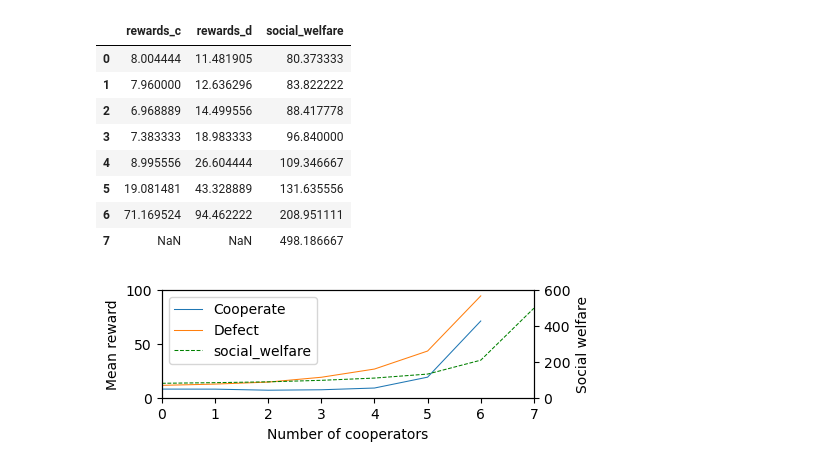
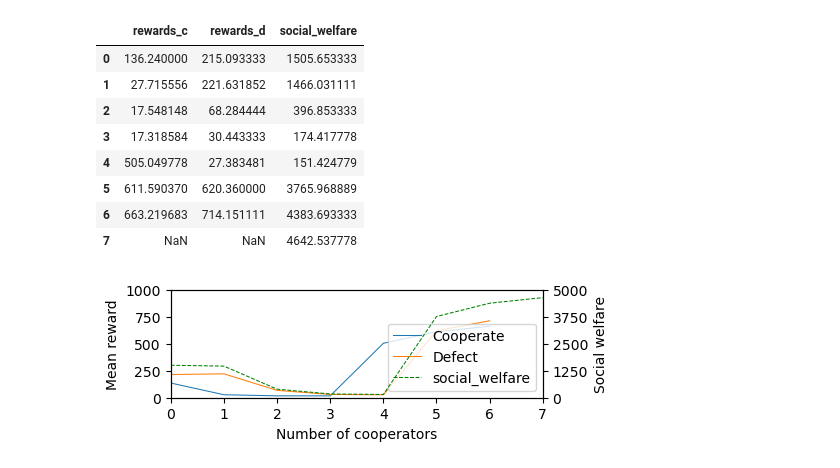
Before and after one commit to Muff2n/meltingpot, a Jupyter notebook: data/plot_schelling.ipynb, the cells around one changed output. Cells and saved outputs as stored; diff of their text form; code cells hidden in the pictures.

```diff
--- a/data/plot_schelling.ipynb
+++ b/data/plot_schelling.ipynb
@@ -5,9 +5,8 @@ import os
 import pandas as pd
 import seaborn as sns
 
-INPUT = './'
-
 harvest = {
+    'path': './',
     'name': 'commons_harvest__open',
     'trial_id': 'schelling',
     'n': 7,
@@ -16,6 +15,7 @@ harvest = {
     'loc': 'upper left',
 }
 mushroom = {
+    'path': './',
     'name': 'externality_mushrooms__dense',
     'trial_id': 'schelling',
     'n': 5,
@@ -23,18 +23,27 @@ mushroom = {
     'ylim_r': 800,
     'loc': 'lower right',
 }
+clean = {
+    'path': '/scratch_tmp/users/k21075402/tf_2_15/',
+    'name': 'clean_up',
+    'trial_id': '756554ae',
+    'n': 7,
+    'ylim': 1000,
+    'ylim_r': 5000,
+    'loc': 'lower right',
+}
 
 FIGSIZE=(4.8, 1.4)  # for paper
 # FIGSIZE=(10, 4)  # for viewing
 DPI=500
 # %%
-env = harvest
+env = clean
 
 FILES = [f'n_c_{i}.json' for i in range(env['n'] + 1)]
 rewards_c = []
 rewards_d = []
 for n_c, f in enumerate(FILES):
-    rewards = list(pd.read_json(os.path.join(INPUT, env['name'], env['trial_id'], f))['env_runners']['policy_reward_mean'].values())
+    rewards = list(pd.read_json(os.path.join(env['path'], env['name'], env['trial_id'], f))['env_runners']['policy_reward_mean'].values())
     # print(n_c, rewards[:n_c], rewards[n_c:])
     rewards_c.append(np.mean(rewards[:n_c]))
     rewards_d.append(np.mean(rewards[n_c:]))
@@ -46,36 +55,40 @@ df['rewards_c'] = np.roll(df['rewards_c'], -1)
 df
 # %% [output]
 |  | rewards_c | rewards_d | social_welfare |
-| 0 | 8.004444 | 11.481905 | 80.373333 |
-| 1 | 7.960000 | 12.636296 | 83.822222 |
-| 2 | 6.968889 | 14.499556 | 88.417778 |
-| 3 | 7.383333 | 18.983333 | 96.840000 |
-| 4 | 8.995556 | 26.604444 | 109.346667 |
-| 5 | 19.081481 | 43.328889 | 131.635556 |
-| 6 | 71.169524 | 94.462222 | 208.951111 |
-| 7 | NaN | NaN | 498.186667 |
+| 0 | 136.240000 | 215.093333 | 1505.653333 |
+| 1 | 27.715556 | 221.631852 | 1466.031111 |
+| 2 | 17.548148 | 68.284444 | 396.853333 |
+| 3 | 17.318584 | 30.443333 | 174.417778 |
+| 4 | 505.049778 | 27.383481 | 151.424779 |
+| 5 | 611.590370 | 620.360000 | 3765.968889 |
+| 6 | 663.219683 | 714.151111 | 4383.693333 |
+| 7 | NaN | NaN | 4642.537778 |
 # %%
 # plot SW on RHS
 fig, ax = plt.subplots(figsize=FIGSIZE, facecolor='white')
 df.plot(y='rewards_c', ax=ax, label= 'rewards_c', lw=0.75)
 df.plot(y='rewards_d', ax=ax, label= 'rewards_d', lw=0.75)
 
+ylim = env['ylim']
 ax.set_xlabel('Number of cooperators')
 ax.set_ylabel('Mean reward')
-ax.set_ylim(0, env['ylim'])
+ax.set_ylim(0, ylim)
 ax.set_xlim(0, env['n'])
+ax.set_yticks(np.arange(0, ylim + 1, ylim / 4))
 
 ax2 = ax.twinx()
 df.plot(y='social_welfare', ax=ax2, label= 'social_welfare', lw=0.75, linestyle='--', color='green')
 
-ax2.set_ylim(0, env['ylim_r'])
+ylim_r = env['ylim_r']
+ax2.set_ylim(0, ylim_r)
+ax2.set_yticks(np.arange(0, ylim_r + 1, ylim_r / 4))
 ax2.set_ylabel('Social welfare')
 
 lines1, labels1 = ax.get_legend_handles_labels()
 lines2, labels2 = ax2.get_legend_handles_labels()
 ax.legend(lines1 + lines2, ['Cooperate', 'Defect'] + labels2, loc=env['loc'])
 ax2.get_legend().remove()
 
 fig.savefig(f'schelling_{env["name"]}', dpi=DPI, bbox_inches='tight')
 # %% [output]
-[figure, old version]
+[figure, new version]
```
Also changed, not shown: 2 other files.
